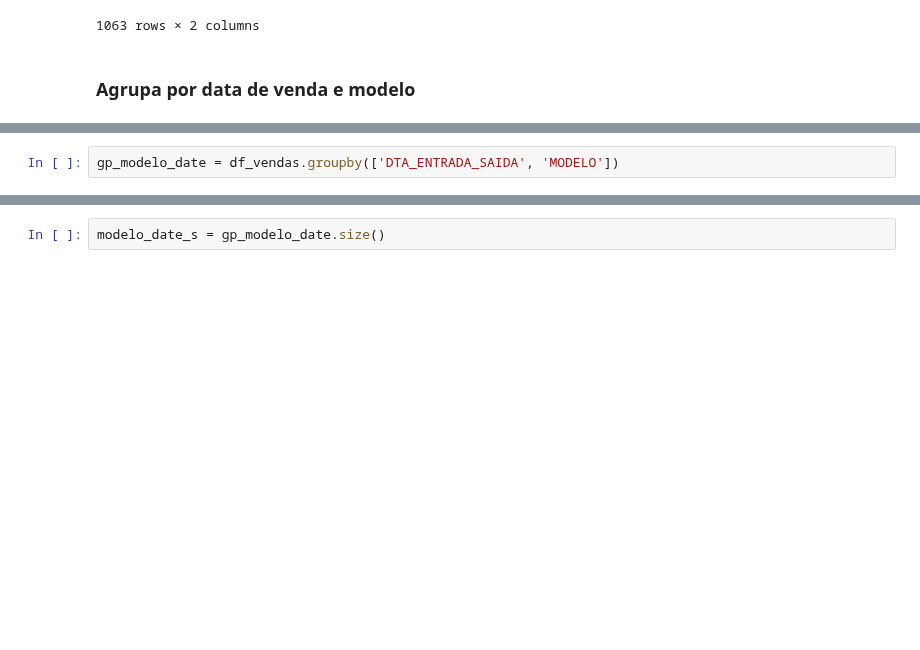
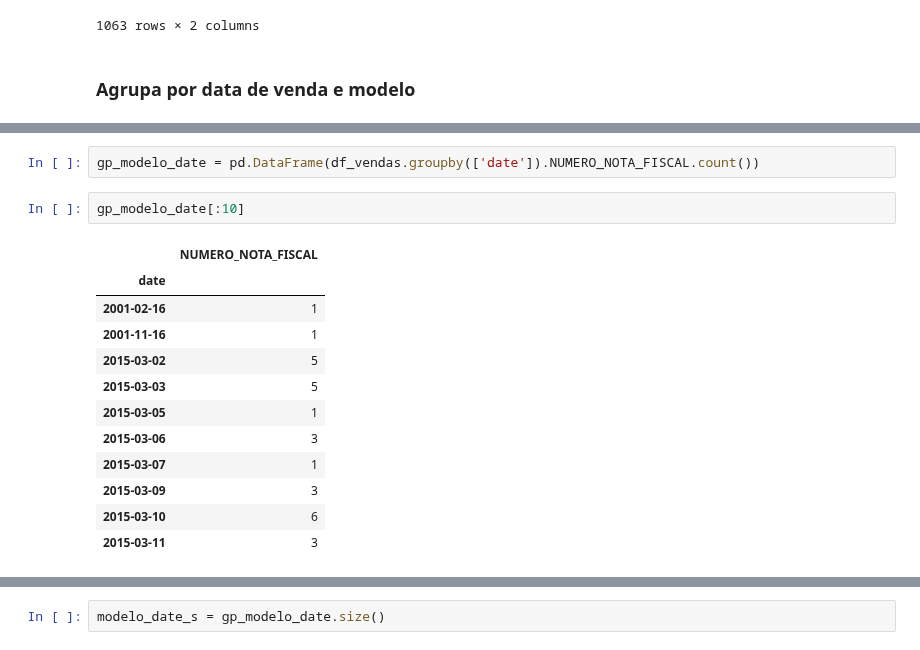
Before and after one commit to equipepontozip/sonic-the-movie, a Jupyter notebook: exploratoria/exploratoria-vendas.ipynb, the cells around one changed output, grey strips where cells are left out. Cells and saved outputs as stored; diff of their text form; blank space fills up the shorter version.

Commit message:
adiciona index completo das datas

```diff
--- a/exploratoria/exploratoria-vendas.ipynb
+++ b/exploratoria/exploratoria-vendas.ipynb
@@ -193,2 +207,17 @@ count_sales
 # %%
-gp_modelo_date = df_vendas.groupby(['DTA_ENTRADA_SAIDA', 'MODELO'])
+gp_modelo_date = pd.DataFrame(df_vendas.groupby(['date']).NUMERO_NOTA_FISCAL.count())
+# %%
+gp_modelo_date[:10]
+# %% [output]
+|  | NUMERO_NOTA_FISCAL |
+| date |  |
+| 2001-02-16 | 1 |
+| 2001-11-16 | 1 |
+| 2015-03-02 | 5 |
+| 2015-03-03 | 5 |
+| 2015-03-05 | 1 |
+| 2015-03-06 | 3 |
+| 2015-03-07 | 1 |
+| 2015-03-09 | 3 |
+| 2015-03-10 | 6 |
+| 2015-03-11 | 3 |
```
Also changed, not shown: parts of 8 cells of this notebook.
